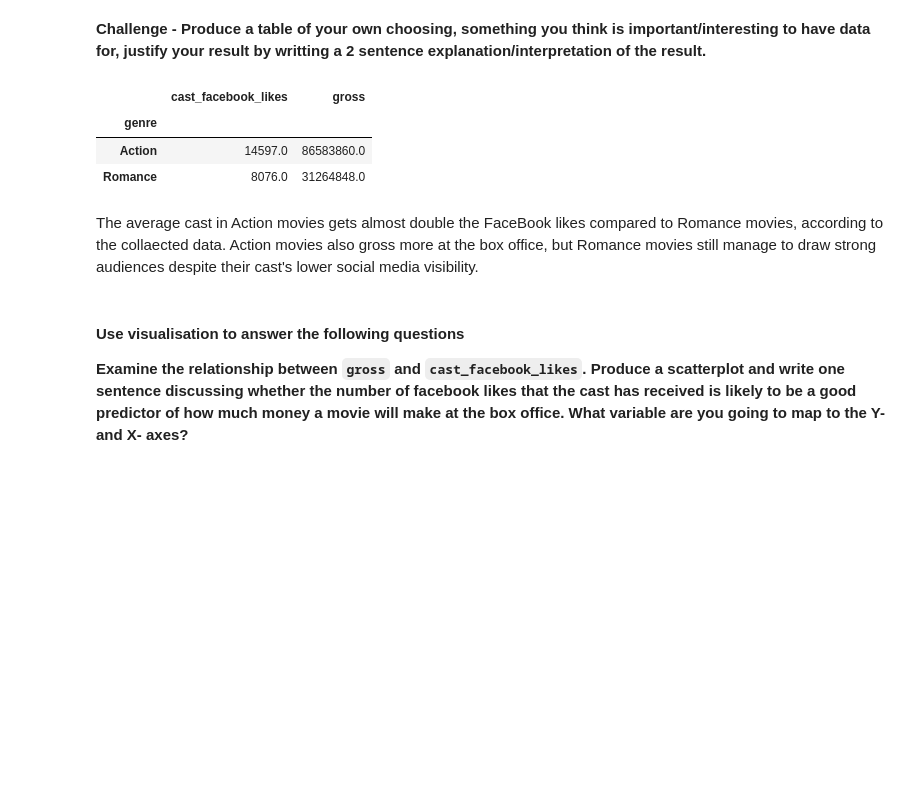
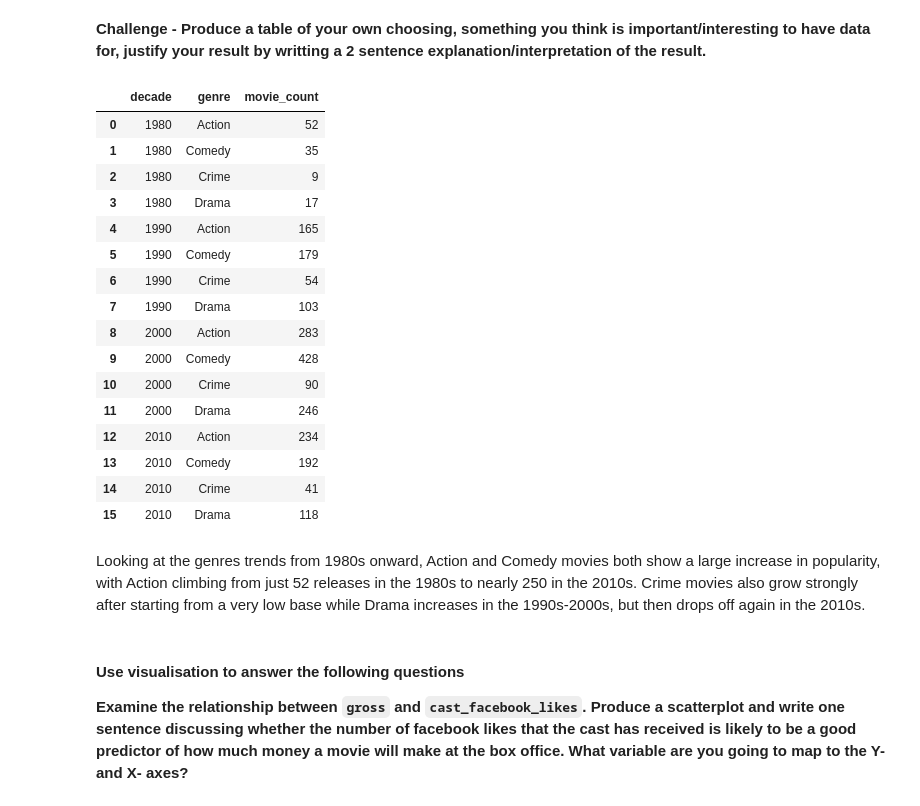
Before and after one commit to AnnaMariaReidel/Analytics-Through-Coding-AUT25-teaching, a Jupyter notebook: Session_2/Homework.ipynb, the cells around one changed output. Cells and saved outputs as stored; diff of their text form; code cells hidden in the pictures; blank space fills up the shorter version.

```diff
--- a/Session_2/Homework.ipynb
+++ b/Session_2/Homework.ipynb
@@ -159,16 +177,36 @@ plt.show()
 # %% [markdown]
 **Challenge - Produce a table of your own choosing, something you think is important/interesting to have data for, justify your result by writting a 2 sentence explanation/interpretation of the result.**
 # %%
-# I want to compare romance vs action movies in terms of average facebook likes and gross
-cool_table = movies[movies["genre"].isin(["Romance", "Action"])].groupby("genre")[["cast_facebook_likes", "gross"]].mean().round(0)
-cool_table
+# which genres (action, comedy, crime, drama) have been rising in popularity from 1980 until today/end of the dataset?
+movies["year"].unique()
+movies["decade"] = (movies["year"] // 10) * 10
+movies_by_decade = (
+    movies[movies["genre"].isin(["Action", "Comedy", "Crime", "Drama"]) & (movies["year"] >= 1980)]
+    .groupby(["decade", "genre"])["title"]
+    .count()
+    .reset_index(name="movie_count")
+)
+movies_by_decade
 # %% [output]
-|  | cast_facebook_likes | gross |
-| genre |  |  |
-| Action | 14597.0 | 86583860.0 |
-| Romance | 8076.0 | 31264848.0 |
+|  | decade | genre | movie_count |
+| 0 | 1980 | Action | 52 |
+| 1 | 1980 | Comedy | 35 |
+| 2 | 1980 | Crime | 9 |
+| 3 | 1980 | Drama | 17 |
+| 4 | 1990 | Action | 165 |
+| 5 | 1990 | Comedy | 179 |
+| 6 | 1990 | Crime | 54 |
+| 7 | 1990 | Drama | 103 |
+| 8 | 2000 | Action | 283 |
+| 9 | 2000 | Comedy | 428 |
+| 10 | 2000 | Crime | 90 |
+| 11 | 2000 | Drama | 246 |
+| 12 | 2010 | Action | 234 |
+| 13 | 2010 | Comedy | 192 |
+| 14 | 2010 | Crime | 41 |
+| 15 | 2010 | Drama | 118 |
 # %% [markdown]
-The average cast in Action movies gets almost double the FaceBook likes compared to Romance movies, according to the collaected data. Action movies also gross more at the box office, but Romance movies still manage to draw strong audiences despite their cast's lower social media visibility.
+Looking at the genres trends from 1980s onward, Action and Comedy movies both show a large increase in popularity, with Action climbing from just 52 releases in the 1980s to nearly 250 in the 2010s. Crime movies also grow strongly after starting from a very low base while Drama increases in the 1990s-2000s, but then drops off again in the 2010s.
 # %% [markdown]
 #### Use visualisation to answer the following questions
 
```
Also changed, not shown: parts of 2 cells of this notebook, 1 other file.
